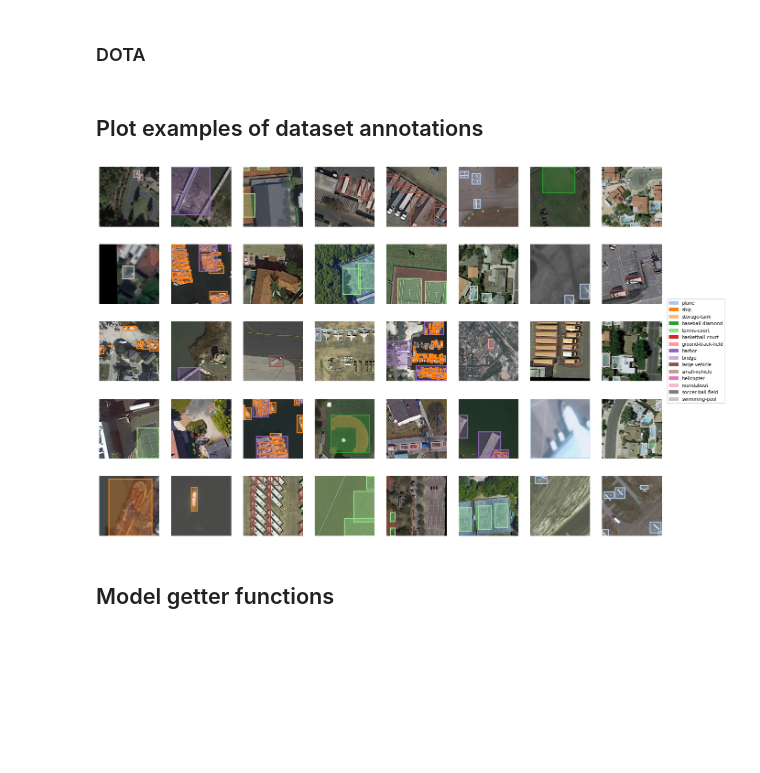
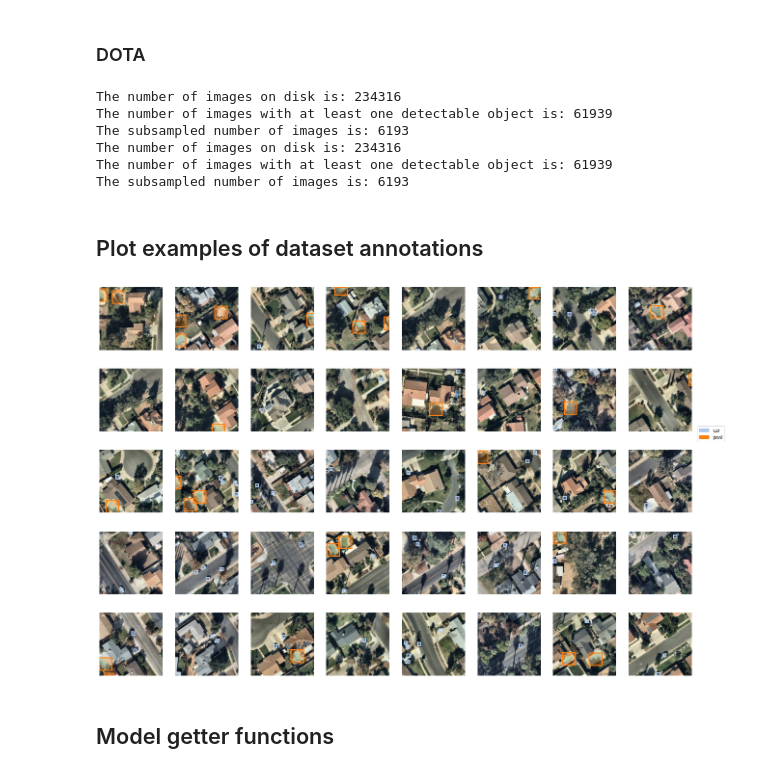
Before and after one commit to biasvariancelabs/aitlas, a Jupyter notebook: ESRI-challenge/run.ipynb, the cells around one changed output. Drawn from its saved outputs; the diff is of its cells as text; code cells hidden in the pictures; blank space fills up the shorter version.

```diff
--- a/ESRI-challenge/run.ipynb
+++ b/ESRI-challenge/run.ipynb
@@ -57,7 +59,8 @@ train_cfg = {
     "batch_size": 2,
     "shuffle": True,
     "num_workers": 0,
-    "filter_null": True
+    "filter_null": True,
+    "transforms": ["torchvision.transforms.ToTensor"]
 }
 train_set = DotaDataset(train_cfg)
 
@@ -68,49 +71,51 @@ train_cfg = {
     "batch_size": 2,
     "shuffle": True,
     "num_workers": 0,
-    "filter_null": True
+    "filter_null": True,
+    "transforms": ["torchvision.transforms.ToTensor"]
 }
 test_set = DotaDataset(train_cfg)
+# %% [output]
+The number of images on disk is: 234316
+The number of images with at least one detectable object is: 61939
+The subsampled number of images is: 6193
+The number of images on disk is: 234316
+The number of images with at least one detectable object is: 61939
+The subsampled number of images is: 6193
 # %% [markdown]
 ## Plot examples of dataset annotations
 # %%
 num_examples = 40
-# choose between 'esri' & 'dota'
-dataset_name = 'dota'
-num_images = dataset.__len__()
+num_images = train_set.__len__()
 
 example_ind = np.random.randint(0, num_images, size = num_examples)
 # %%
 fig, axes = plt.subplots(nrows = 5, ncols = 8, figsize = (22, 15))
 
 for (example_idx, ax) in zip(example_ind, axes.flatten()):
-    image, labels = dataset.__getitem__(example_idx)
+    image, labels = train_set.__getitem__(example_idx)
     img = image.cpu().numpy().copy()
     img = np.rollaxis(img, 0, 3)
     img = (img*255).astype(np.uint16)
 
     ax.imshow(img)
 
     for (box, label) in zip(labels['boxes'].cpu().numpy().astype(np.int32), labels['labels'].cpu().numpy()):
         tab20 = mpl.cm.get_cmap('tab20', 20)
         ax.add_patch(patches.Rectangle((box[0],box[1]),box[2]-box[0],box[3]-box[1], edgecolor=tab20(label), linewidth = 2, facecolor='none'))
         ax.add_patch(patches.Rectangle((box[0],box[1]),box[2]-box[0],box[3]-box[1], edgecolor=tab20(label), facecolor=tab20(label), alpha=0.3))
         ax.axis('off')
 
 
     tab20 = mpl.cm.get_cmap('tab20', 20)
     legend_items = []
-    if dataset_name == 'dota':
-        for cat, value in dota_loader.category_mapping.items():
-            legend_items.append(patches.Patch(color=tab20(value), label=cat))
-    else:
-        for cat, value in esri_datascience_challenge_2019.category_mapping.items():
-            legend_items.append(patches.Patch(color=tab20(value), label=cat))
+    for cat, value in train_set.mappings.items():
+        legend_items.append(patches.Patch(color=tab20(value), label=cat))
     plt.legend(loc = 'upper left', bbox_to_anchor=(1.05, 4.), handles = legend_items)
 
 plt.show()
 # %% [output]
-[figure, old version]
+[figure, new version]
 # %% [markdown]
 ## Model getter functions
 # %%
```
Also changed, not shown: parts of 1 cell of this notebook.
